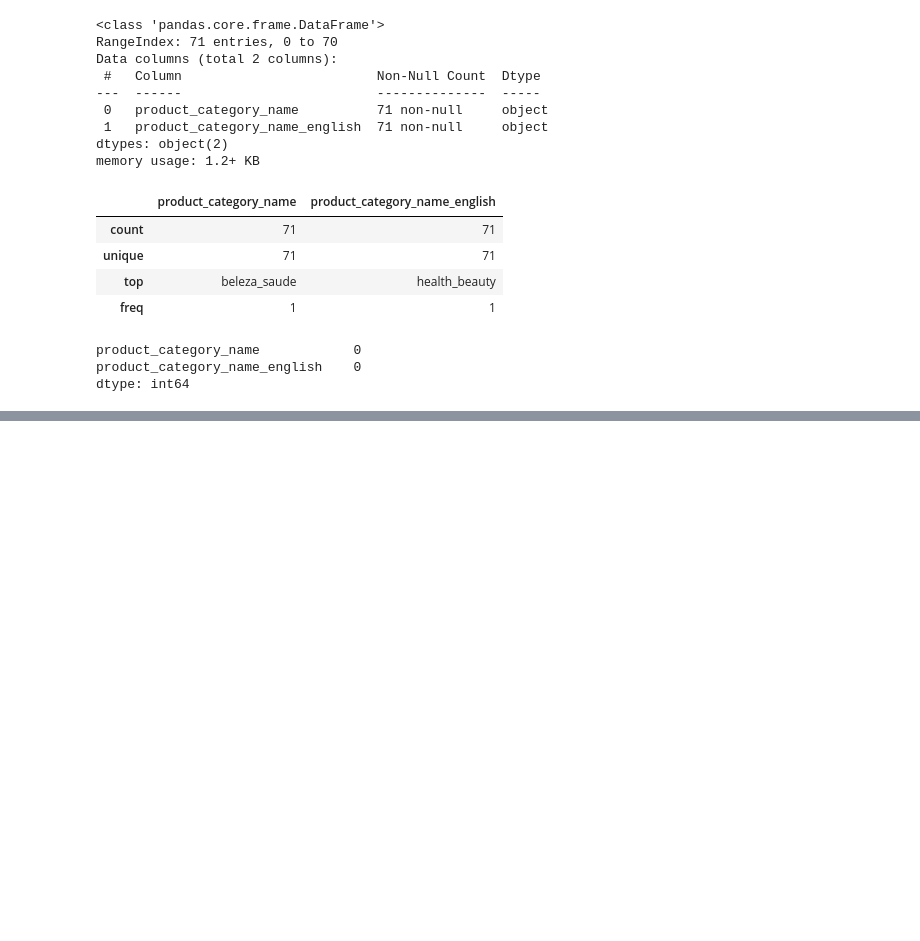
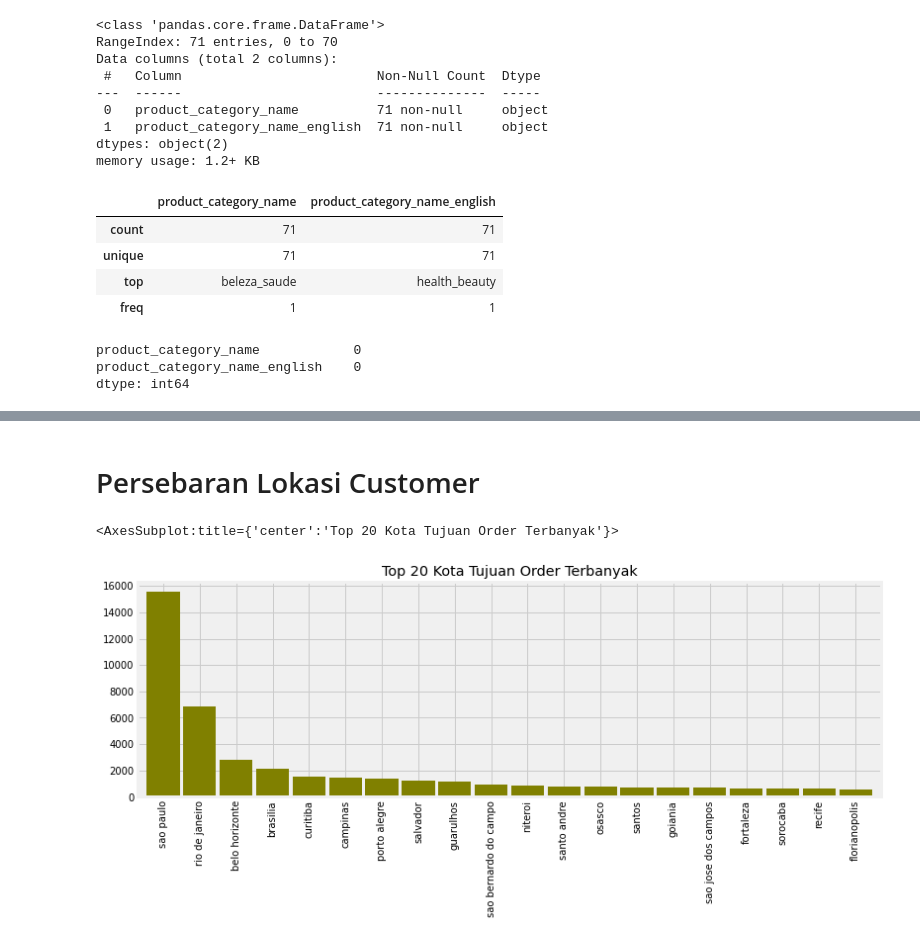
Before and after one commit to latifaahu/kaggle-brazilian, a Jupyter notebook: 03-latifah-hukma-shobiyya.ipynb, the cells around one changed output, grey strips where cells are left out. Saved outputs shown, nothing was run; the diff lists cells and outputs as text; code cells hidden in the pictures; blank space fills up the shorter version.

```diff
--- a/03-latifah-hukma-shobiyya.ipynb
+++ b/03-latifah-hukma-shobiyya.ipynb
@@ -470,0 +493,9 @@ Tampak bahwa dari total seluruh customer, hanya 3% yang melakukan repurchase pro
+# %% [markdown]
+# Persebaran Lokasi Customer
+# %%
+a = cust['customer_city'].value_counts().head(20)
+
+a.plot(kind='bar', color='olive', width=0.9, figsize=(12,4), title='Top 20 Kota Tujuan Order Terbanyak', grid=True,)
+# %% [output]
+<AxesSubplot:title={'center':'Top 20 Kota Tujuan Order Terbanyak'}>
+[figure, added]
```
Also changed, not shown: parts of 8 cells of this notebook.
